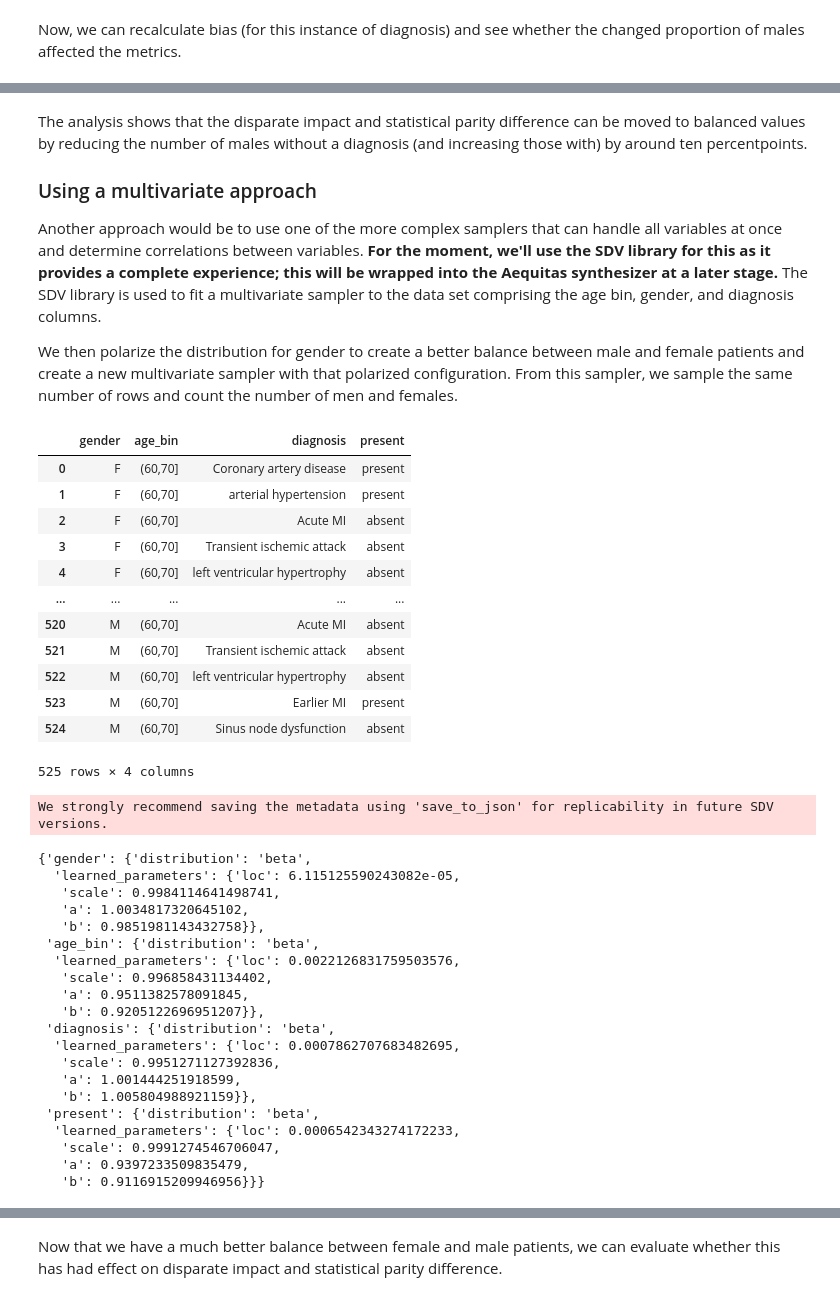
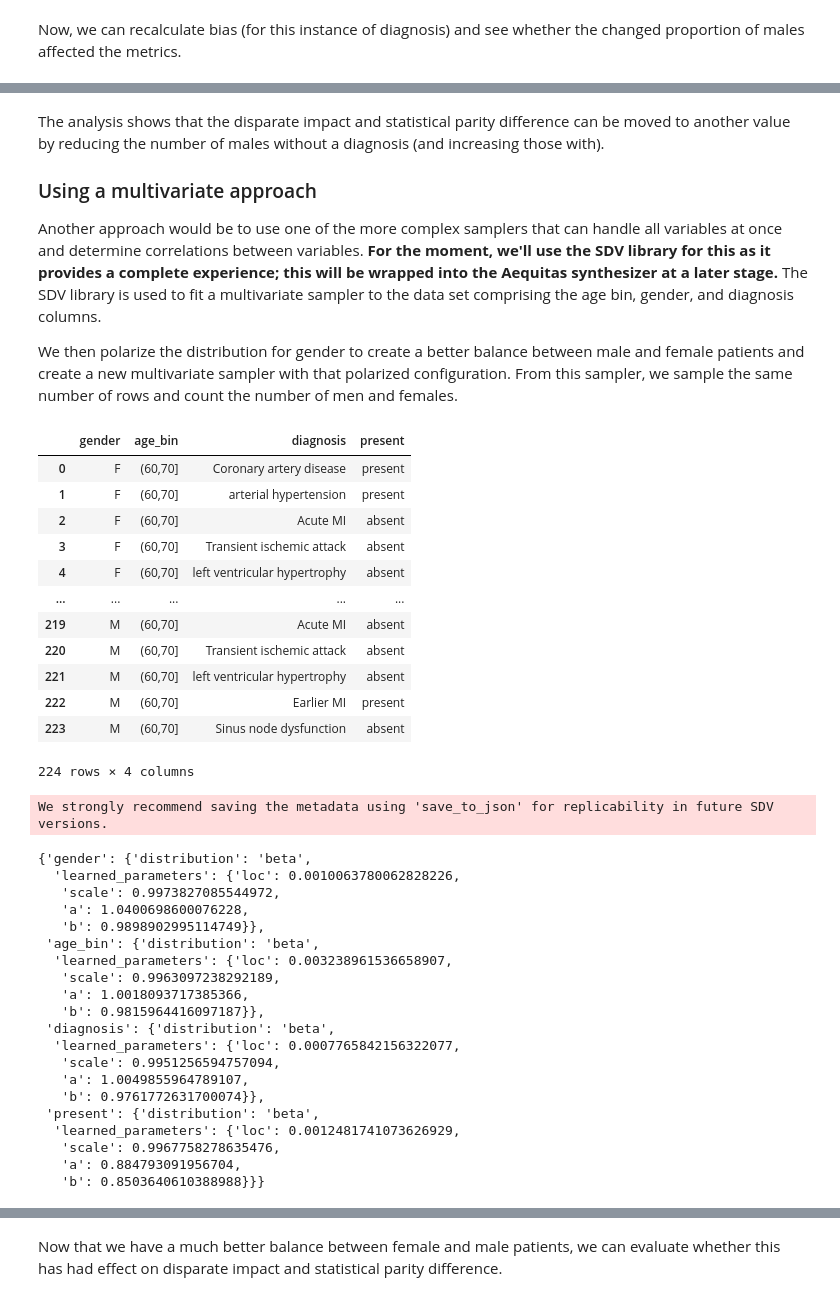
Before and after one commit to aequitas-aod/experiment-hc2-ecg-incartdb, a Jupyter notebook: bias_detection_mitigation.ipynb, the cells around one changed output, grey strips where cells are left out. Drawn from its saved outputs; the diff is of its cells as text; code cells hidden in the pictures.

```diff
--- a/bias_detection_mitigation.ipynb
+++ b/bias_detection_mitigation.ipynb
@@ -200,28 +210,28 @@ f.show_bias(df_gen, "gender", 1, plot_histogram=False)
 # %% [markdown]
-The analysis shows that the disparate impact and statistical parity difference can be moved to balanced values by reducing the number of males without a diagnosis (and increasing those with) by around ten percentpoints.
+The analysis shows that the disparate impact and statistical parity difference can be moved to another value by reducing the number of males without a diagnosis (and increasing those with).
 
 ### Using a multivariate approach
 Another approach would be to use one of the more complex samplers that can handle all variables at once and determine correlations between variables. **For the moment, we'll use the SDV library for this as it provides a complete experience; this will be wrapped into the Aequitas synthesizer at a later stage.** The SDV library is used to fit a multivariate sampler to the data set comprising the age bin, gender, and diagnosis columns.
 
 We then polarize the distribution for gender to create a better balance between male and female patients and create a new multivariate sampler with that polarized configuration. From this sampler, we sample the same number of rows and count the number of men and females.
 # %%
-df_multivar = df.drop(columns=['header_file', 'id', 'age'])
+df_multivar = df.drop(columns=['pid', 'age'])
 df_multivar['present'] = df_multivar['present'].apply(lambda x: 'present' if x == 1 else 'absent')
 df_multivar
 # %% [output]
 |  | gender | age_bin | diagnosis | present |
 | 0 | F | (60,70] | Coronary artery disease | present |
 | 1 | F | (60,70] | arterial hypertension | present |
 | 2 | F | (60,70] | Acute MI | absent |
 | 3 | F | (60,70] | Transient ischemic attack | absent |
 | 4 | F | (60,70] | left ventricular hypertrophy | absent |
 | ... | ... | ... | ... | ... |
-| 520 | M | (60,70] | Acute MI | absent |
-| 521 | M | (60,70] | Transient ischemic attack | absent |
-| 522 | M | (60,70] | left ventricular hypertrophy | absent |
-| 523 | M | (60,70] | Earlier MI | present |
-| 524 | M | (60,70] | Sinus node dysfunction | absent |
+| 219 | M | (60,70] | Acute MI | absent |
+| 220 | M | (60,70] | Transient ischemic attack | absent |
+| 221 | M | (60,70] | left ventricular hypertrophy | absent |
+| 222 | M | (60,70] | Earlier MI | present |
+| 223 | M | (60,70] | Sinus node dysfunction | absent |
-525 rows × 4 columns
+224 rows × 4 columns
 # %%
 metadata = Metadata.detect_from_dataframe(data=df_multivar, table_name='df_multivar')
 
@@ -231,25 +241,25 @@ synthesizer.get_learned_distributions()
 # %% [output]
 We strongly recommend saving the metadata using 'save_to_json' for replicability in future SDV versions.
 {'gender': {'distribution': 'beta',
-  'learned_parameters': {'loc': 6.115125590243082e-05,
-   'scale': 0.9984114641498741,
-   'a': 1.0034817320645102,
-   'b': 0.9851981143432758}},
+  'learned_parameters': {'loc': 0.0010063780062828226,
+   'scale': 0.9973827085544972,
+   'a': 1.0400698600076228,
+   'b': 0.9898902995114749}},
  'age_bin': {'distribution': 'beta',
-  'learned_parameters': {'loc': 0.0022126831759503576,
-   'scale': 0.996858431134402,
-   'a': 0.9511382578091845,
-   'b': 0.9205122696951207}},
+  'learned_parameters': {'loc': 0.003238961536658907,
+   'scale': 0.9963097238292189,
+   'a': 1.0018093717385366,
+   'b': 0.9815964416097187}},
  'diagnosis': {'distribution': 'beta',
-  'learned_parameters': {'loc': 0.0007862707683482695,
-   'scale': 0.9951271127392836,
-   'a': 1.001444251918599,
-   'b': 1.005804988921159}},
+  'learned_parameters': {'loc': 0.0007765842156322077,
+   'scale': 0.9951256594757094,
+   'a': 1.0049855964789107,
+   'b': 0.9761772631700074}},
  'present': {'distribution': 'beta',
-  'learned_parameters': {'loc': 0.0006542343274172233,
-   'scale': 0.9991274546706047,
-   'a': 0.9397233509835479,
-   'b': 0.9116915209946956}}}
+  'learned_parameters': {'loc': 0.0012481741073626929,
+   'scale': 0.9967758278635476,
+   'a': 0.884793091956704,
+   'b': 0.8503640610388988}}}
 # %%
 synthesizer.sample(num_rows=20)
 # %% [output]
```
Also changed, not shown: parts of 23 cells of this notebook, 10 other files.
